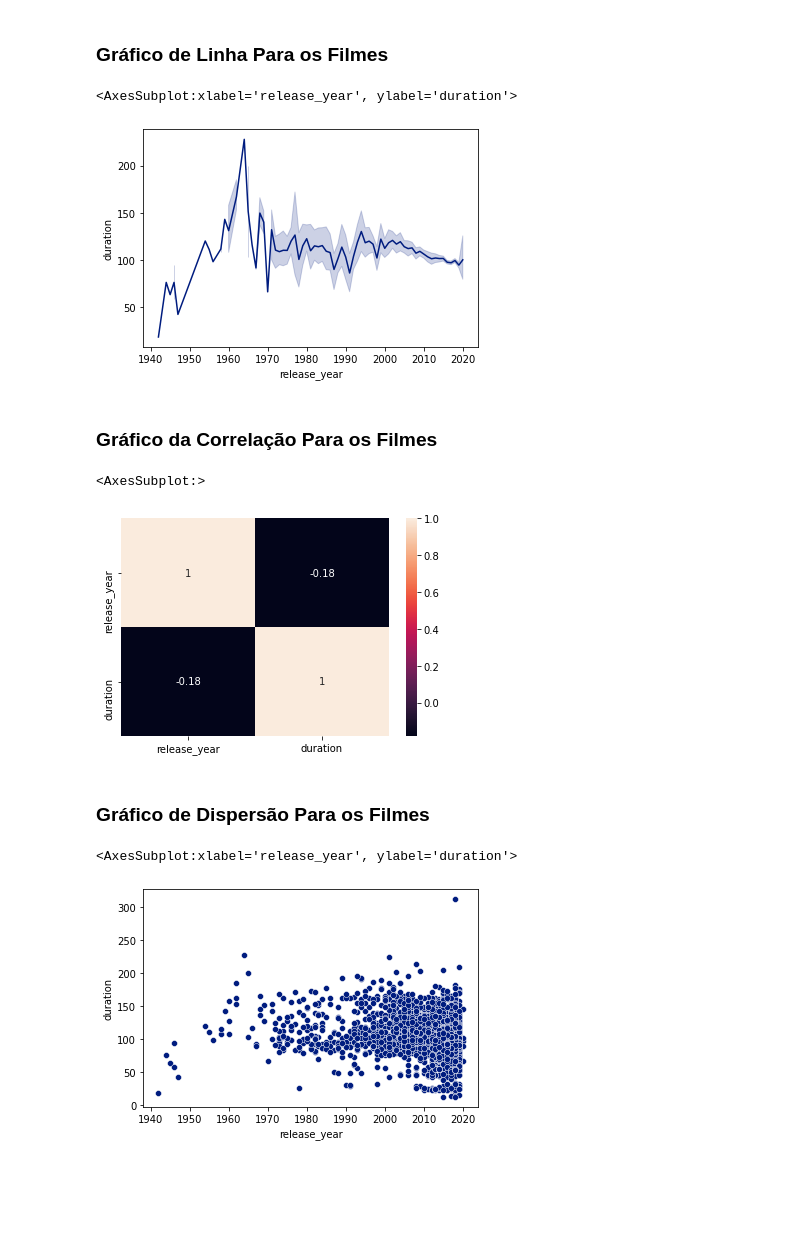
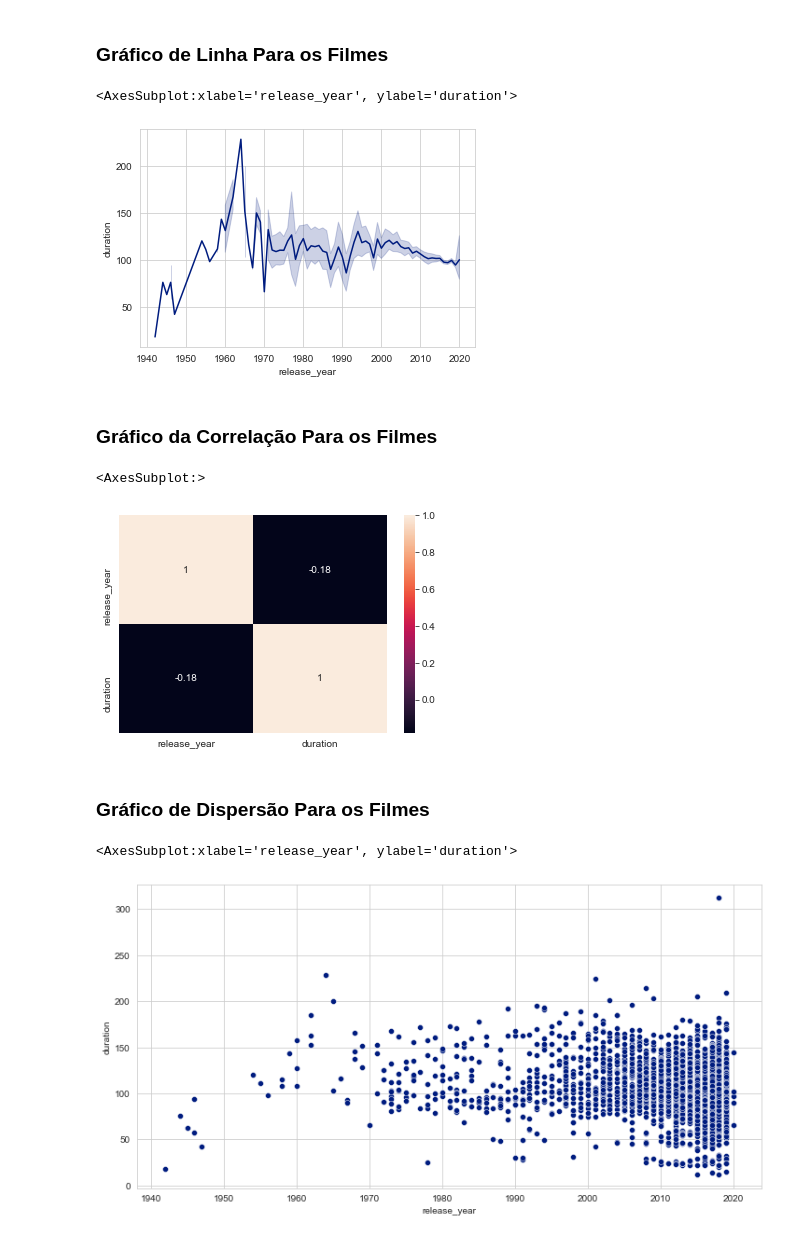
Before and after one commit to DayvisonGomes/Projeto_ICD, a Jupyter notebook: Projeto_ICD.ipynb, the cells around one changed output. Saved outputs shown, nothing was run; the diff lists cells and outputs as text; code cells hidden in the pictures; blank space fills up the shorter version.

```diff
--- a/Projeto_ICD.ipynb
+++ b/Projeto_ICD.ipynb
@@ -1,6 +1,11 @@
 # %%
 import pandas as pd
 import matplotlib.pyplot as plt
+import seaborn as sns
+from sklearn.cluster import KMeans
+import numpy as np
+
+sns.set_style('whitegrid')
 # %%
 df = pd.read_csv('netflix_titles.csv')
 # %%
@@ -239,18 +242,19 @@ sns.countplot(data=df, x='rating' , hue='type')
 sns.lineplot(data=df_filmes, x='release_year' , y='duration')
 # %% [output]
 <AxesSubplot:xlabel='release_year', ylabel='duration'>
-[figure, old version]
+[figure, new version]
 # %% [markdown]
 ### Gráfico da Correlação Para os Filmes
 # %%
 sns.heatmap(df_filmes.corr(), annot=True)
 # %% [output]
 <AxesSubplot:>
-[figure, old version]
+[figure, new version]
 # %% [markdown]
 ### Gráfico de Dispersão Para os Filmes
 # %%
+plt.figure(figsize=(12,6))
 sns.scatterplot(data=df_filmes , x='release_year' , y='duration')
 # %% [output]
 <AxesSubplot:xlabel='release_year', ylabel='duration'>
-[figure, old version]
+[figure, new version]
```
Also changed, not shown: parts of 19 cells of this notebook.
